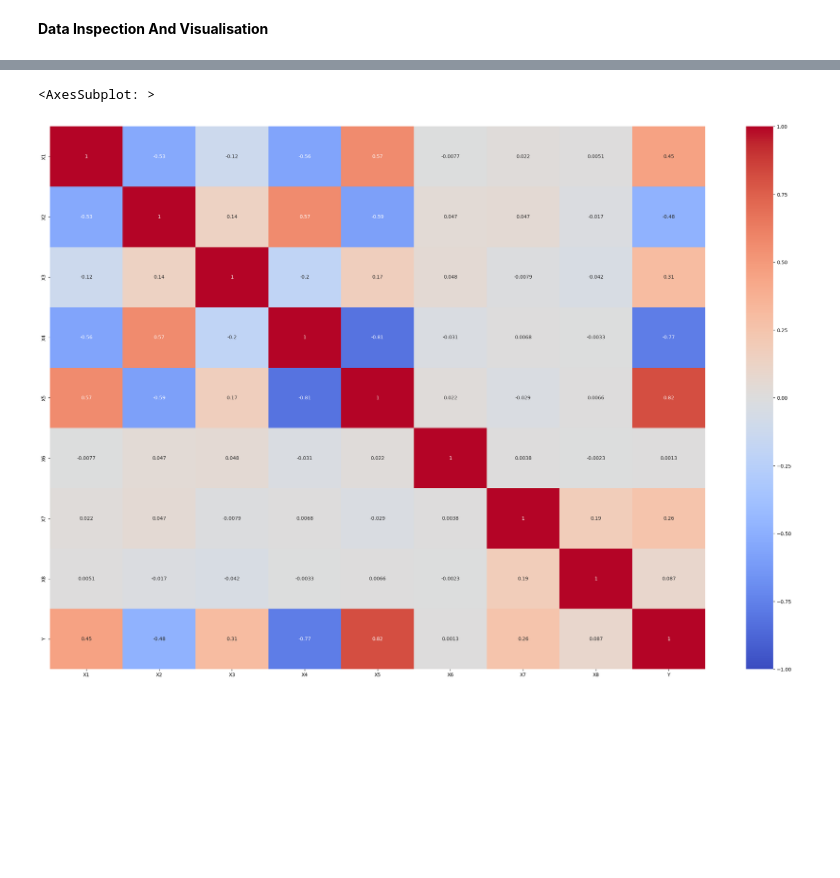
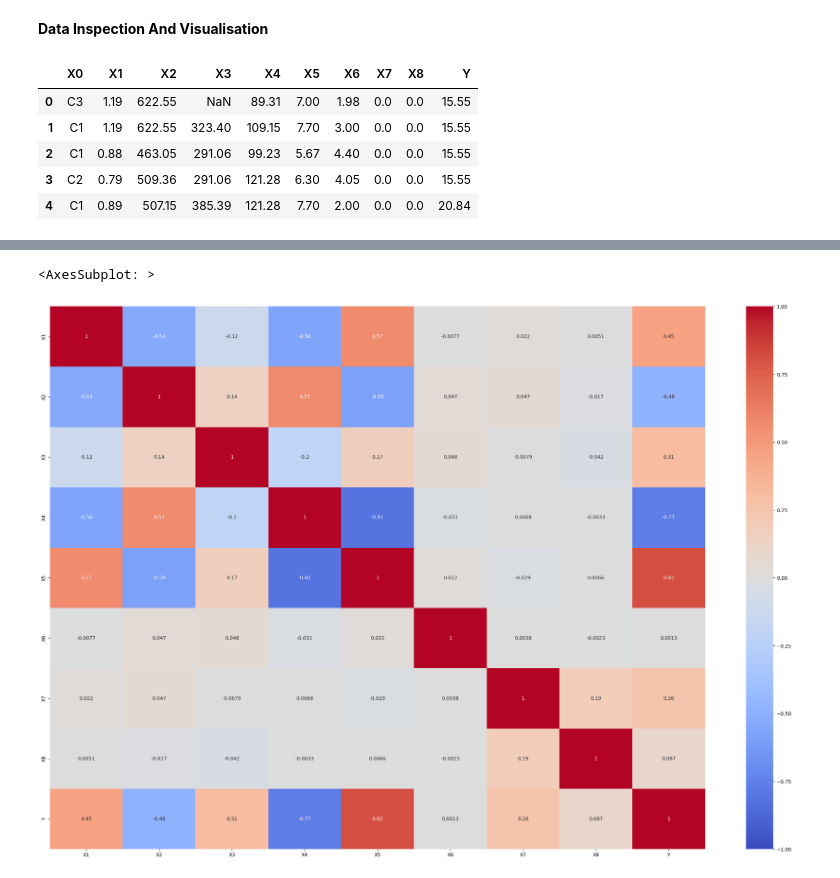
Before and after one commit to thestianchris/ML-HeatingLoad, a Jupyter notebook: coursework.ipynb, the cells around one changed output, grey strips where cells are left out. Drawn from its saved outputs; the diff is of its cells as text; code cells hidden in the pictures; blank space fills up the shorter version.

```diff
--- a/coursework.ipynb
+++ b/coursework.ipynb
@@ -28,7 +19,15 @@ Y: Heating Load
 # %%
 import pandas as pd
 import numpy as np
 import seaborn as sns
 import matplotlib.pyplot as plt
 
-df = pd.read_csv('data_na.csv')
+df = pd.read_csv('datcw_na.csv')
+df.head()
+# %% [output]
+|  | X0 | X1 | X2 | X3 | X4 | X5 | X6 | X7 | X8 | Y |
+| 0 | C3 | 1.19 | 622.55 | NaN | 89.31 | 7.00 | 1.98 | 0.0 | 0.0 | 15.55 |
+| 1 | C1 | 1.19 | 622.55 | 323.40 | 109.15 | 7.70 | 3.00 | 0.0 | 0.0 | 15.55 |
+| 2 | C1 | 0.88 | 463.05 | 291.06 | 99.23 | 5.67 | 4.40 | 0.0 | 0.0 | 15.55 |
+| 3 | C2 | 0.79 | 509.36 | 291.06 | 121.28 | 6.30 | 4.05 | 0.0 | 0.0 | 15.55 |
+| 4 | C1 | 0.89 | 507.15 | 385.39 | 121.28 | 7.70 | 2.00 | 0.0 | 0.0 | 20.84 |
```
Also changed, not shown: parts of 13 cells of this notebook.
